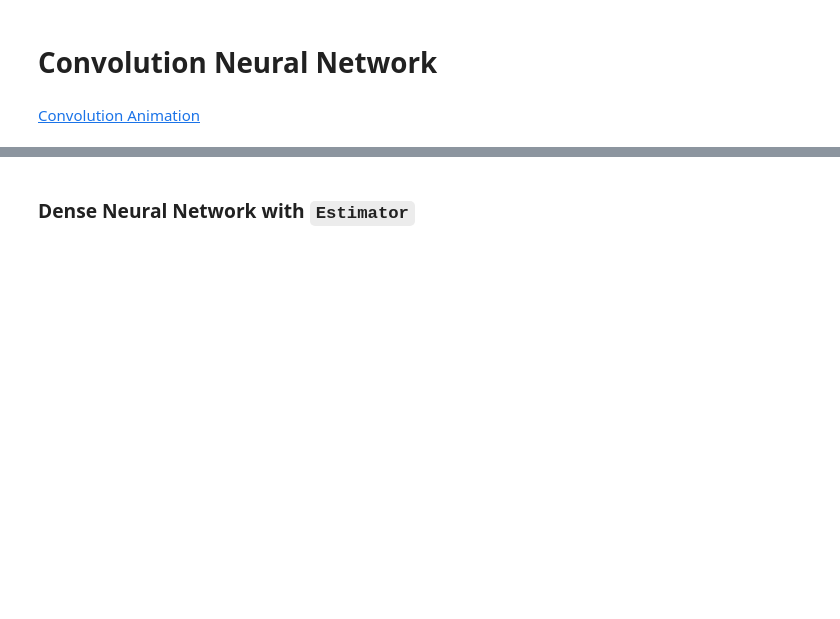
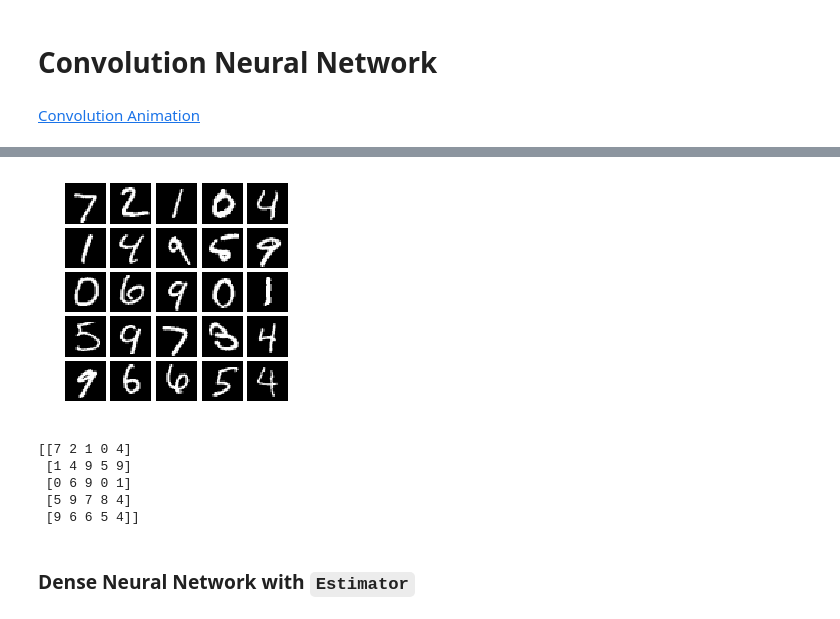
Before and after one commit to ELIFE-ASU/tensorflow_tutorial, a Jupyter notebook: Tensorflow_MNIST.ipynb, the cells around one changed output, grey strips where cells are left out. Saved outputs shown, nothing was run; the diff lists cells and outputs as text; code cells hidden in the pictures; blank space fills up the shorter version.

```diff
--- a/Tensorflow_MNIST.ipynb
+++ b/Tensorflow_MNIST.ipynb
@@ -73,8 +93,8 @@ tf.reset_default_graph()
 
 x, logits, y_ = build_dnn(28*28, [2000, 2000], 10)
 
-loss =
-train_op =
+loss = tf.losses.sparse_softmax_cross_entropy(labels=y_, logits=logits)
+train_op = tf.train.AdamOptimizer(1e-4).minimize(loss)
 
-prediction =
-accuracy =
+prediction = tf.argmax(logits, 1)
+accuracy = tf.reduce_mean(tf.cast(tf.equal(prediction, y_), tf.float32))
@@ -86,25 +101,29 @@ writer =
+# %%
+sess = tf.Session()
+writer = tf.summary.FileWriter("mnist_dnn_raw")
+
+writer.add_graph(sess.graph)
 # %%
-# Training
+
+
+sess.run(tf.global_variables_initializer())
 start_time = time.time()
 for step in range(2000):
-    # if (step + 1) % 100 == 0 or step == 0:
-    #     test_accuracy =
-    #     train_loss =
+    if (step + 1) % 100 == 0 or step == 0:
+        test_accuracy = sess.run(accuracy, feed_dict={x: np.reshape(test_x, [-1, 28*28]), y_: test_y})
+        train_loss = sess.run(loss, feed_dict={x: np.reshape(train_x[:300], [-1, 28*28]), y_: train_y[:300]})
 
-        # Add scalar summary to tensorboard
-        # writer.add_summary(tf.Summary(value=[tf.Summary.Value(tag="test_accuracy", simple_value=test_accuracy),
-        #                                      tf.Summary.Value(tag="train_loss", simple_value=train_loss)]),
-        #                    step)
+        writer.add_summary(tf.Summary(value=[tf.Summary.Value(tag="test_accuracy", simple_value=test_accuracy),
+                                             tf.Summary.Value(tag="train_loss", simple_value=train_loss)]),
+                           step)
 
-        # Print basic training info.
-    #     dtime = time.time() - start_time
-    #     start_time = time.time()
-    #     print("Step {} ({:.3f}s), loss: {}, test accuracy: {} \t ".format(
-    #             step+1, dtime, train_loss, test_accuracy))
-
+        dtime = time.time() - start_time
+        start_time = time.time()
+        print("Step {} ({:.3f}s), loss: {}, test accuracy: {} \t ".format(
+                step+1, dtime, train_loss, test_accuracy))
 
     train_data_batches = data_batches(train_x, train_y, batch_size=None, shuffle=True)
     for batch_x, batch_y in train_data_batches:
-        ### FIX ME
+        sess.run(train_op, feed_dict={x: np.reshape(batch_x[:300], [-1, 28*28]), y_: batch_y[:300]})
 
 writer.close()
@@ -208,16 +248,23 @@ writer.close()
 # %%
 nx, ny = 5, 5
 fig, ax = plt.subplots(ny, nx)
 fig.subplots_adjust(wspace=-0.7, hspace=0.1)
 for i in range(ny):
     for j in range(nx):
         ax[i][j].imshow(test_x[ny*i+j], cmap='gray')
         ax[i][j].axis('off')
 
 plt.show()
 
-predicted = sess.run(prediction, feed_dict={x: np.reshape(test_x[:nx*ny], [-1, 28*28])})
+predicted = sess.run(prediction, feed_dict={x: test_x[:nx*ny]})
 print(np.reshape(predicted, [nx, ny]))
+# %% [output]
+[figure, added]
+[[7 2 1 0 4]
+ [1 4 9 5 9]
+ [0 6 9 0 1]
+ [5 9 7 8 4]
+ [9 6 6 5 4]]
 # %%
 sess.close()
 # %% [markdown]
```
Also changed, not shown: parts of 20 cells of this notebook.
